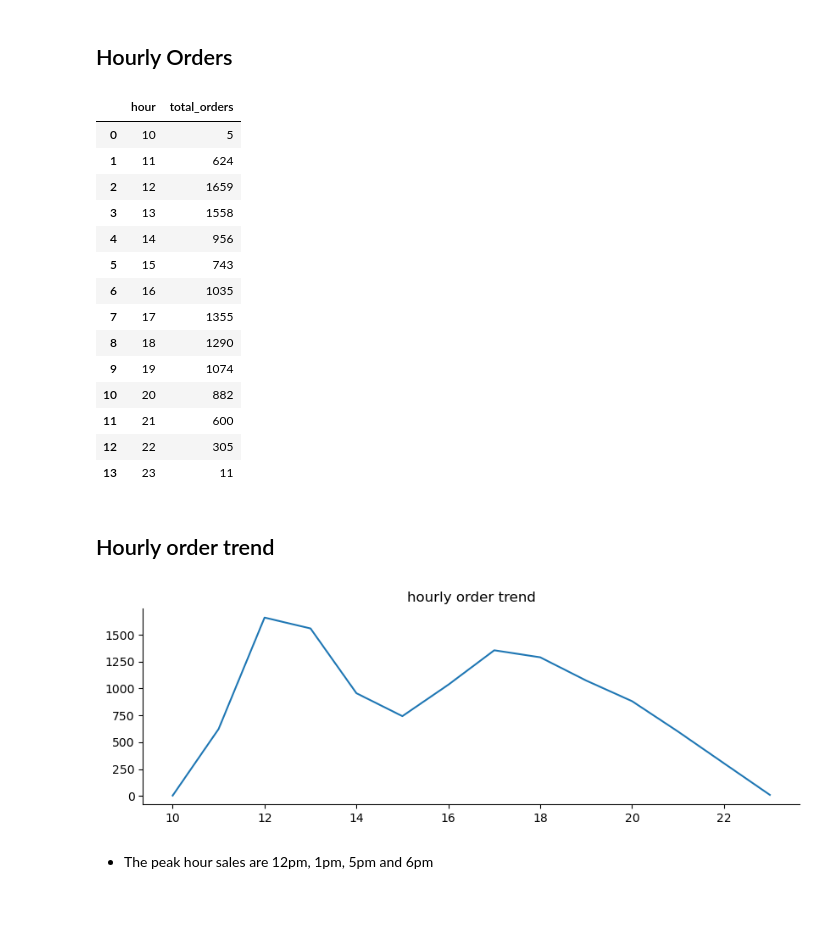
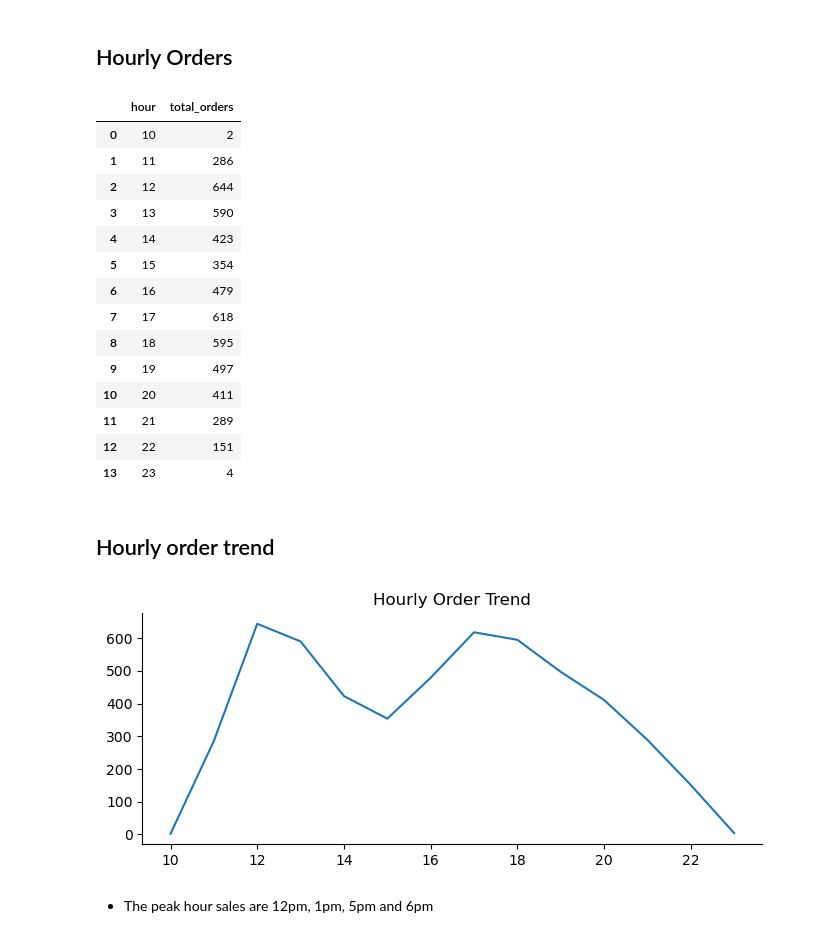
Before and after one commit to valezenwanne/Restaurant-Order-Analysis, a Jupyter notebook: Restaurant Orders Analysis.ipynb, the cells around one changed output. Cells and saved outputs as stored; diff of their text form; code cells hidden in the pictures; blank space fills up the shorter version.

Commit message:
Add chart and annotation

```diff
--- a/Restaurant Orders Analysis.ipynb
+++ b/Restaurant Orders Analysis.ipynb
@@ -603,41 +604,41 @@ plt.show()
 ## Hourly Orders
 # %%
 #creating the hourly orders dataframe
-hourly_orders = df.groupby(['hour'], as_index=False).agg(total_orders=('order_id', 'count'))
+hourly_orders = df.groupby(['hour'], as_index=False).agg(total_orders=('order_id', 'nunique'))
 hourly_orders
 # %% [output]
 |  | hour | total_orders |
-| 0 | 10 | 5 |
-| 1 | 11 | 624 |
-| 2 | 12 | 1659 |
-| 3 | 13 | 1558 |
-| 4 | 14 | 956 |
-| 5 | 15 | 743 |
-| 6 | 16 | 1035 |
-| 7 | 17 | 1355 |
-| 8 | 18 | 1290 |
-| 9 | 19 | 1074 |
-| 10 | 20 | 882 |
-| 11 | 21 | 600 |
-| 12 | 22 | 305 |
-| 13 | 23 | 11 |
+| 0 | 10 | 2 |
+| 1 | 11 | 286 |
+| 2 | 12 | 644 |
+| 3 | 13 | 590 |
+| 4 | 14 | 423 |
+| 5 | 15 | 354 |
+| 6 | 16 | 479 |
+| 7 | 17 | 618 |
+| 8 | 18 | 595 |
+| 9 | 19 | 497 |
+| 10 | 20 | 411 |
+| 11 | 21 | 289 |
+| 12 | 22 | 151 |
+| 13 | 23 | 4 |
 # %% [markdown]
 ## Hourly order trend
 # %%
 #plotting an hourly orders
-fig, ax = plt.subplots(figsize=[10,3])
+fig, ax = plt.subplots(figsize=[8,3])
 
 ax.plot(hourly_orders['hour'], hourly_orders['total_orders'])
 
 #remove spine
 sns.despine()
 
 #add title
-ax.set_title('hourly order trend')
+ax.set_title('Hourly Order Trend')
 
 plt.show()
 # %% [output]
-[figure, old version]
+[figure, new version]
 # %% [markdown]
 - The peak hour sales are 12pm, 1pm, 5pm and 6pm
 # %% [markdown]
```
Also changed, not shown: parts of 51 cells of this notebook.
